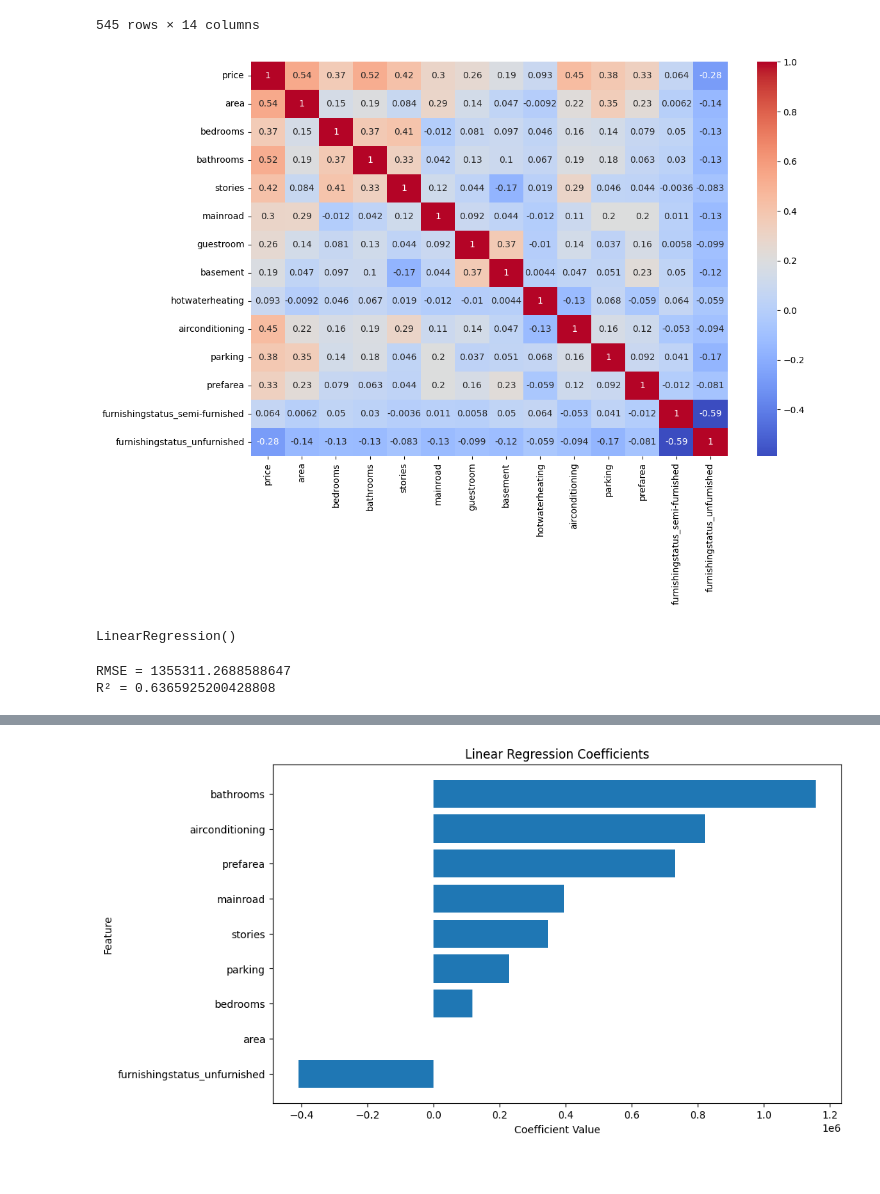
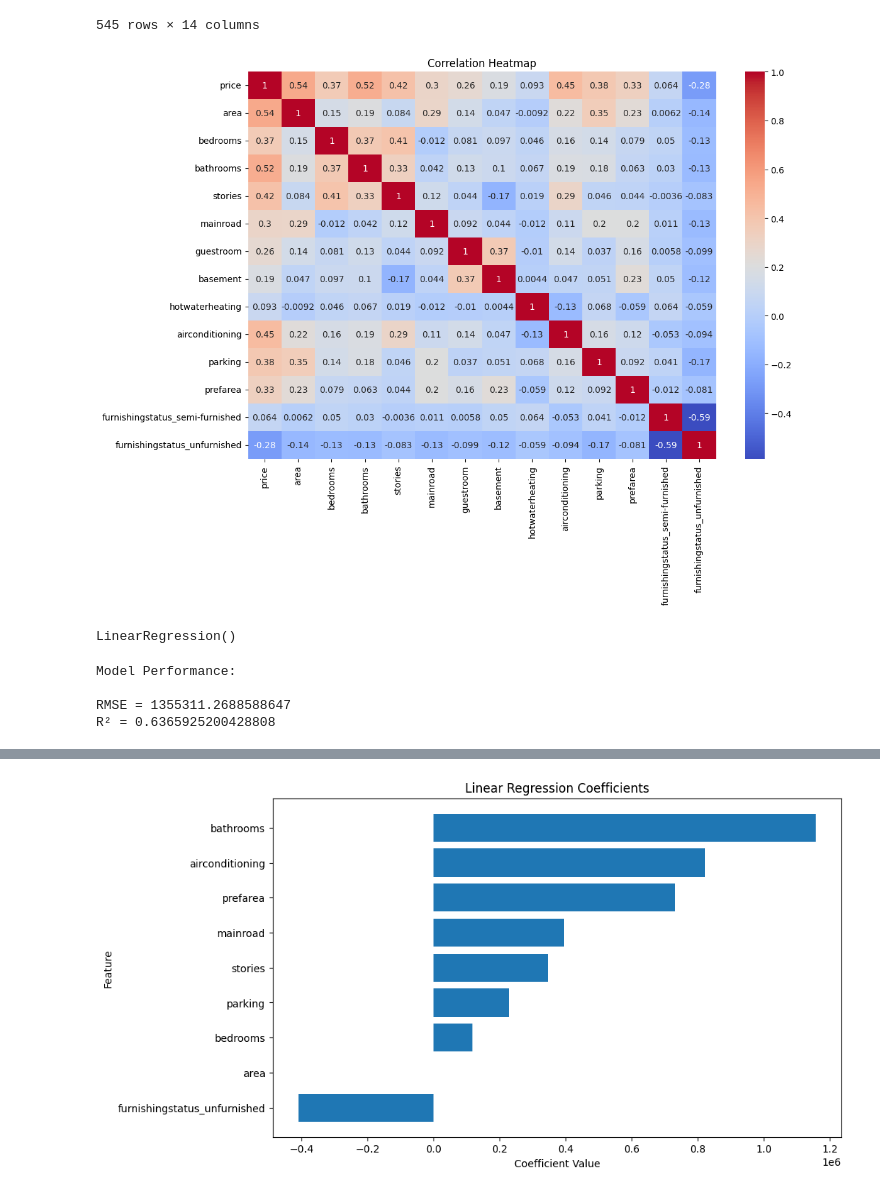
Before and after one commit to waadsadek05/Syntecxhup_week1, a Jupyter notebook: week1/Syntecxhup_House Price Prediction.ipynb, the cells around one changed output, grey strips where cells are left out. Saved outputs shown, nothing was run; the diff lists cells and outputs as text; code cells hidden in the pictures.

```diff
--- a/week1/Syntecxhup_House Price Prediction.ipynb
+++ b/week1/Syntecxhup_House Price Prediction.ipynb
@@ -69,14 +75,12 @@ data
 | 544 | 1750000 | 3850 | 3 | 1 | 2 | 1 | 0 | 0 | 0 | ... |
 545 rows × 14 columns
 # %%
-import seaborn as sns
-import matplotlib.pyplot as plt
-
 plt.figure(figsize=(12,8))
 sns.heatmap(data.corr(), annot=True, cmap='coolwarm')
+plt.title("Correlation Heatmap")
 plt.show()
 # %% [output]
-[figure, old version]
+[figure, new version]
 # %%
 X = data[['area', 'bathrooms', 'airconditioning', 'stories',
           'parking', 'bedrooms', 'prefarea', 'mainroad',
@@ -95,9 +99,12 @@ Y_pred = model.predict(X_test)
 rmse = np.sqrt(mean_squared_error(Y_test,Y_pred))
 r2 = r2_score(Y_test,Y_pred)
 
+print("Model Performance:\n")
 print("RMSE =", rmse)
 print("R² =", r2)
 # %% [output]
+Model Performance:
+
 RMSE = 1355311.2688588647
 R² = 0.6365925200428808
 # %%
```
Also changed, not shown: parts of 7 cells of this notebook, 1 other file.
